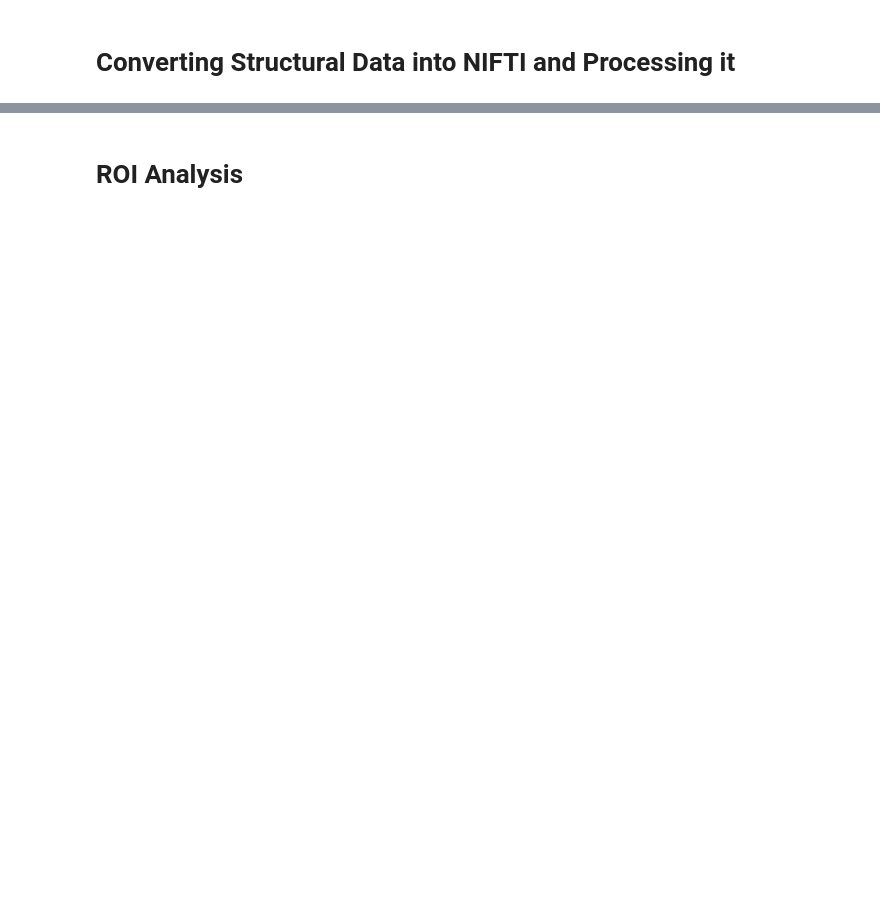
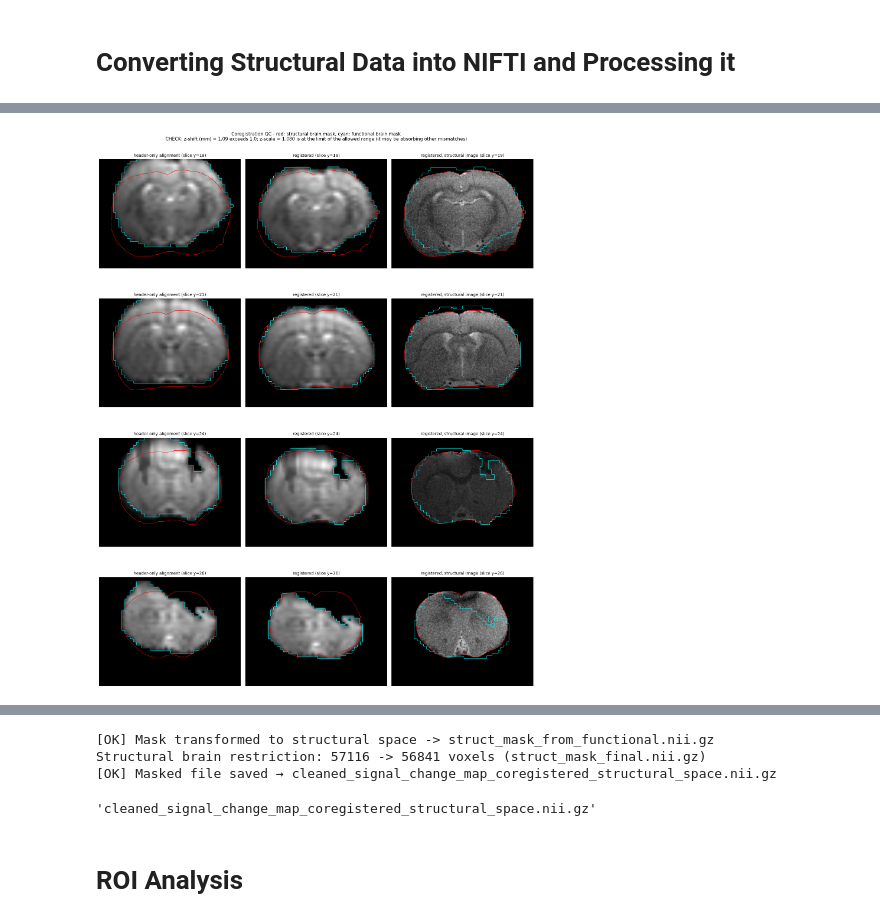
Before and after one commit to schmidt12335/fmri_analysis, a Jupyter notebook: mol_fMRI_v5.5.ipynb, the cells around one changed output, grey strips where cells are left out. Saved outputs shown, nothing was run; the diff lists cells and outputs as text; code cells hidden in the pictures; blank space fills up the shorter version.

Commit message:
adjustments to v5.5 with improved coregistration and no more voxel clipping in signal change map

```diff
--- a/mol_fMRI_v5.5.ipynb
+++ b/mol_fMRI_v5.5.ipynb
@@ -1228,7 +1889,40 @@ def coregistration_afni(
     estimate_affine=True,
     apply_affine=True,
     affine_mat="mean_func_struct_aligned.aff12.1D",
+    pe_scale_axis=None,
+    pe_scale_range=(0.92, 1.08),
+    max_rot_deg=5.0,
+    max_shift_mm=2.0,
 ):
+    """
+    Rigid-body coregistration of the functional mean image to the structural image (AFNI 3dAllineate), and
+    application of the transform to a second image (the signal change map).
+
+    Parameters
+    ----------
+    input_file1 : str
+        Image used to estimate the transform (cleaned mean functional image).
+    input_file2 : str
+        Image the estimated transform is applied to (signal change map).
+    reference_file : str
+        Structural image defining the target space.
+    output_file1, output_file2 : str
+        Outputs of the estimation step and of the apply step.
+    estimate_affine, apply_affine : bool
+        Run the estimation / the apply step.
+    affine_mat : str
+        Transform matrix file (written by the estimation, read by the apply step).
+    pe_scale_axis : "x", "y", "z" or None
+        If given, the registration may also scale the functional image along this axis (the phase-encoding
+        axis, where EPI is stretched or compressed by field distortion). All other scales are fixed at 1 and
+        all shears at 0. None = rigid body only (use this when distortion correction was applied).
+    pe_scale_range : (float, float)
+        Allowed range of that scale (1 = unchanged).
+    max_rot_deg, max_shift_mm : float
+        Largest rotation and shift the registration may use.
+    """
+    if pe_scale_axis not in (None, "x", "y", "z"):
+        raise ValueError("pe_scale_axis must be None, 'x', 'y' or 'z'")
 
     results = {}
 
@@ -1246,8 +1940,18 @@ def coregistration_afni(
         coreg_wo_affine.inputs.in_file = input_file1
         coreg_wo_affine.inputs.reference = reference_file
 
-        # Critical change: rigid-body only
-        coreg_wo_affine.inputs.warp_type = "shift_rotate"
+        # Rigid body, optionally plus a scale along the phase-encoding axis; everything is bounded
+        limits = f"-maxrot {max_rot_deg} -maxshf {max_shift_mm}"
+        if pe_scale_axis is None:
+            coreg_wo_affine.inputs.warp_type = "shift_rotate"
+        else:
+            # affine_general parameters: 1-3 shifts, 4-6 angles, 7-9 scales (x, y, z), 10-12 shears
+            scale_param = {"x": 7, "y": 8, "z": 9}[pe_scale_axis]
+            fixed = [(p, 1) for p in (7, 8, 9) if p != scale_param] + [(10, 0), (11, 0), (12, 0)]
+            limits += f" -parang {scale_param} {pe_scale_range[0]} {pe_scale_range[1]}"
+            limits += "".join(f" -parfix {p} {v}" for p, v in fixed)
+            coreg_wo_affine.inputs.warp_type = "affine_general"
+        coreg_wo_affine.inputs.args = limits
 
         # For EPI <-> anat, AFNI generally recommends lpc/lpc+ style costs
         # more than generic affine-style costs
@@ -1289,9 +1993,29 @@ def coregistration_afni(
 
     return results
 
-coregistration_afni(input_file_for_coreg, scm_for_coreg, structural_file_for_coregistration, output_file1="mean_func_struct_aligned.nii.gz", output_file2="signal_change_map_coregistered_structural_space.nii.gz", estimate_affine=True, apply_affine=True, affine_mat="mean_func_struct_aligned.aff12.1D") # Estimating affnine and applying it to SCM
+# Scaling along the phase-encoding axis is only allowed without distortion correction (otherwise the distortion is already corrected voxel by voxel)
+pe_scale_range = (0.92, 1.08)
+if distortion_enabled:
+    pe_scale_axis = None
+    print_statement("Distortion correction was applied: coregistration without phase-encoding scaling", bcolors.NOTIFICATION)
+else:
+    pe_scale_axis = get_phase_encoding_axis(analysed_func_dir / "func.nii.gz", in_path, func_scan_number, manual_axis=pe_axis)
+    if pe_scale_axis is None:
+        print_statement("Phase-encoding axis unknown: coregistration without scaling. Choose the axis in the 'Phase-encoding axis' dropdown (not 'auto') to allow it.", bcolors.NOTIFICATION)
+    else:
+        print_statement(f"Scaling along the phase-encoding axis ({pe_scale_axis} of the AFNI coordinate system) is allowed between {pe_scale_range[0]} and {pe_scale_range[1]}", bcolors.NOTIFICATION)
+
+coregistration_afni(input_file_for_coreg, scm_for_coreg, structural_file_for_coregistration, output_file1="mean_func_struct_aligned.nii.gz", output_file2="signal_change_map_coregistered_structural_space.nii.gz", estimate_affine=True, apply_affine=True, affine_mat="mean_func_struct_aligned.aff12.1D",
+                    pe_scale_axis=pe_scale_axis, pe_scale_range=pe_scale_range) # Estimating affnine and applying it to SCM
 
 
-create_intensity_mask(structural_file_for_coregistration, "struct_mask_thresholded.nii.gz", 15, 80)
-shrink_mask_xz_linewise(in_mask="struct_mask_thresholded.nii.gz", out_mask="struct_mask_thresholded_shrunk.nii.gz", trim_x=2, trim_z=2)
-masking_file("signal_change_map_coregistered_structural_space.nii.gz", "struct_mask_thresholded_shrunk.nii.gz", "cleaned_signal_change_map_coregistered_structural_space.nii.gz")
+# Quality check of the coregistration (warnings, overlay image coregistration_qc.png, report coregistration_qc.txt); changes nothing
+coregistration_qc(str(input_file_for_coreg), structural_file_for_coregistration, "mean_func_struct_aligned.aff12.1D", params_file="params.1D",
+                  source_mask=mask_file, struct_mask=os.path.join(analysed_struct_dir, "mask_struct.nii.gz"),
+                  max_scale_dev=max(1 - pe_scale_range[0], pe_scale_range[1] - 1))
+
+# The exclusion mask is defined in functional space (where the signal change is computed) and moved with the same affine
+transform_mask_to_structural(final_mask_used, structural_file_for_coregistration, "mean_func_struct_aligned.aff12.1D", "struct_mask_from_functional.nii.gz")
+restrict_to_structural_brain("struct_mask_from_functional.nii.gz", structural_file_for_coregistration, "struct_mask_final.nii.gz", erode_vox=2)
+masking_file("signal_change_map_coregistered_structural_space.nii.gz", "struct_mask_final.nii.gz", "cleaned_signal_change_map_coregistered_structural_space.nii.gz")
+# %% [output]
@@ -1297,0 +2039 @@ masking_file("signal_change_map_coregistered_structural_space.nii.gz", "struct_m
+[figure, added]
@@ -1298,3 +2070,7 @@ masking_file("signal_change_map_coregistered_structural_space.nii.gz", "struct_m
+[OK] Mask transformed to structural space -> struct_mask_from_functional.nii.gz
+Structural brain restriction: 57116 -> 56841 voxels (struct_mask_final.nii.gz)
+[OK] Masked file saved → cleaned_signal_change_map_coregistered_structural_space.nii.gz
+'cleaned_signal_change_map_coregistered_structural_space.nii.gz'
 # %% [markdown]
 # ROI Analysis
 # %%
```
Also changed, not shown: parts of 16 cells of this notebook, 1 other file.
